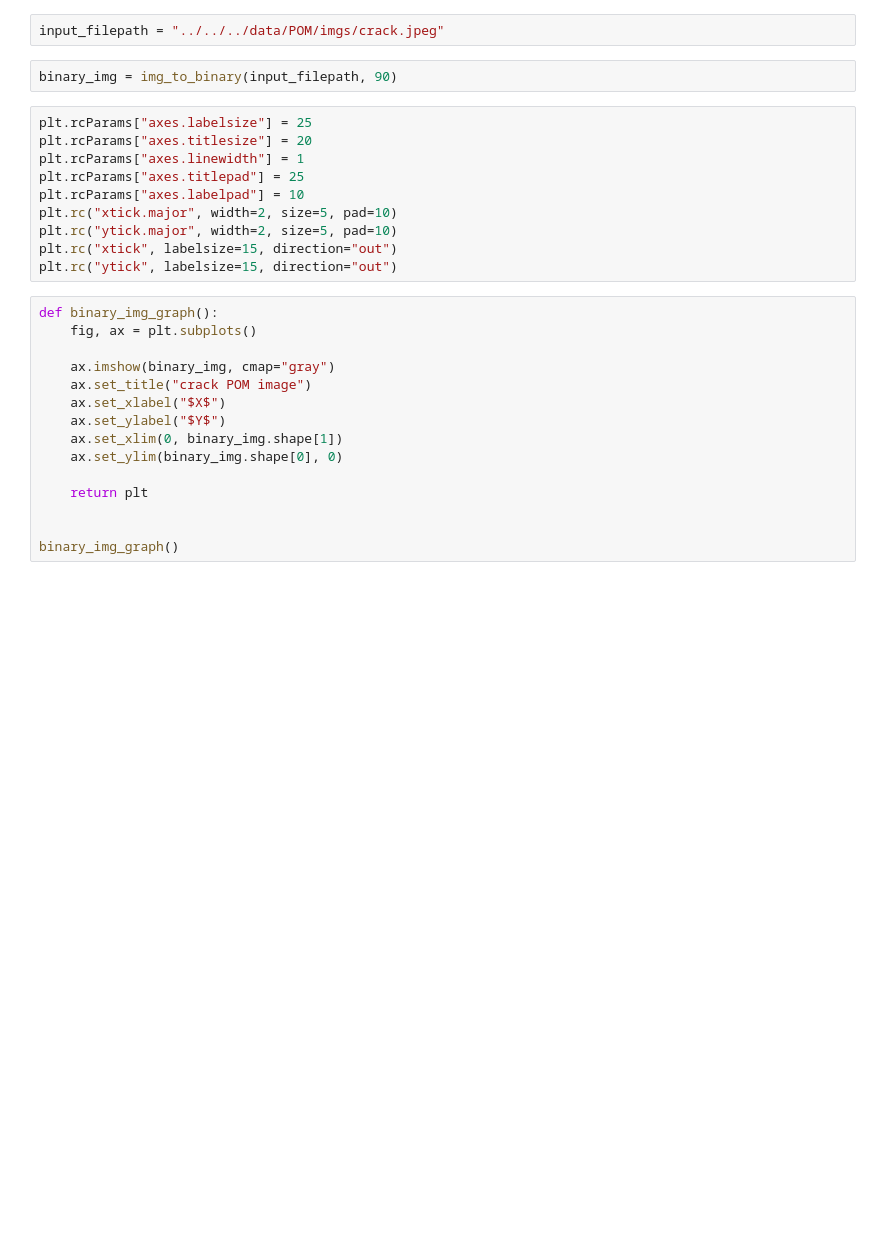
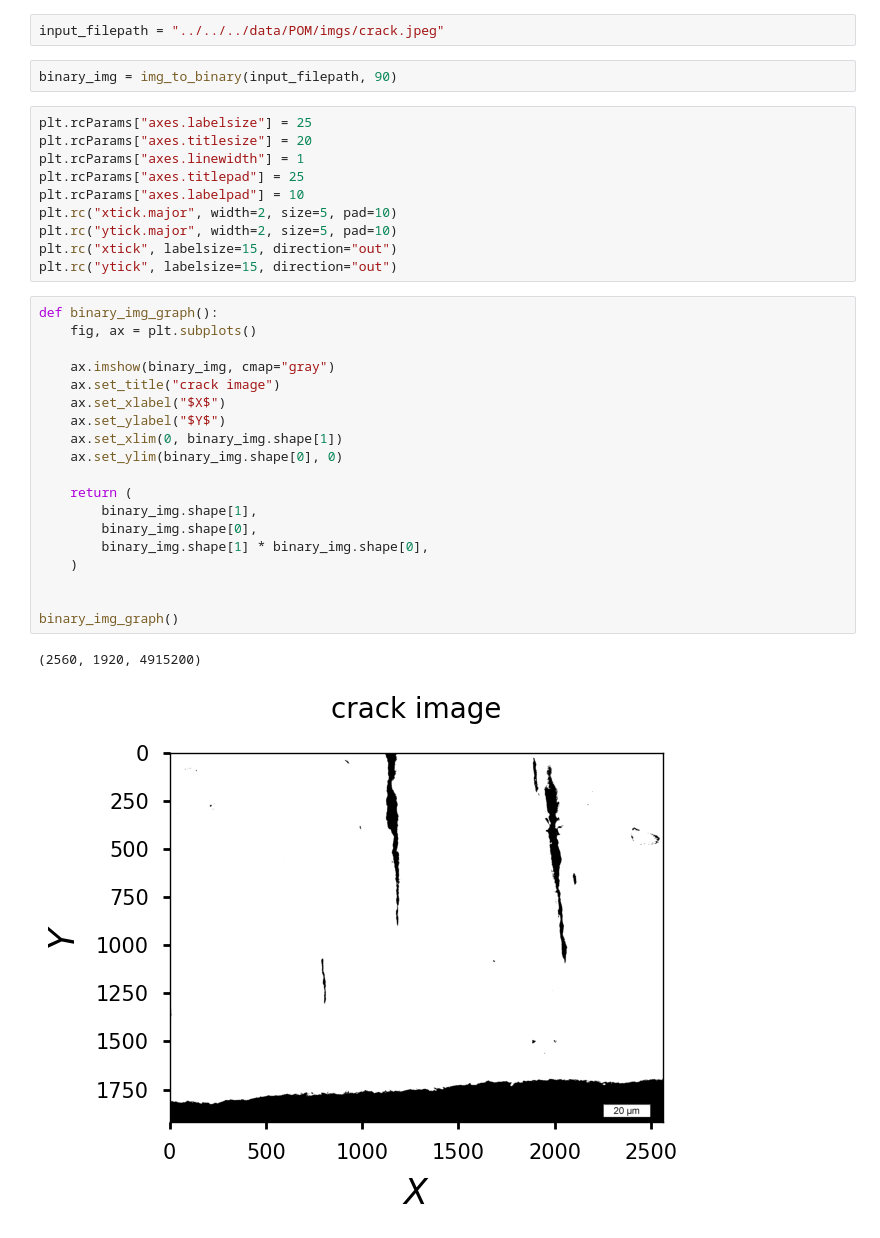
Before and after one commit to t-tsukuba/Experiment-Analysis, a Jupyter notebook: program/POM/image_analysis/analysis.ipynb, the cells around one changed output. Drawn from its saved outputs; the diff is of its cells as text; blank space fills up the shorter version.

```diff
--- a/program/POM/image_analysis/analysis.ipynb
+++ b/program/POM/image_analysis/analysis.ipynb
@@ -18,15 +20,22 @@ plt.rc("ytick", labelsize=15, direction="out")
 # %%
 def binary_img_graph():
     fig, ax = plt.subplots()
 
     ax.imshow(binary_img, cmap="gray")
-    ax.set_title("crack POM image")
+    ax.set_title("crack image")
     ax.set_xlabel("$X$")
     ax.set_ylabel("$Y$")
     ax.set_xlim(0, binary_img.shape[1])
     ax.set_ylim(binary_img.shape[0], 0)
 
-    return plt
+    return (
+        binary_img.shape[1],
+        binary_img.shape[0],
+        binary_img.shape[1] * binary_img.shape[0],
+    )
 
 
 binary_img_graph()
+# %% [output]
+(2560, 1920, 4915200)
+[figure, added]
```
Also changed, not shown: parts of 3 cells of this notebook.
